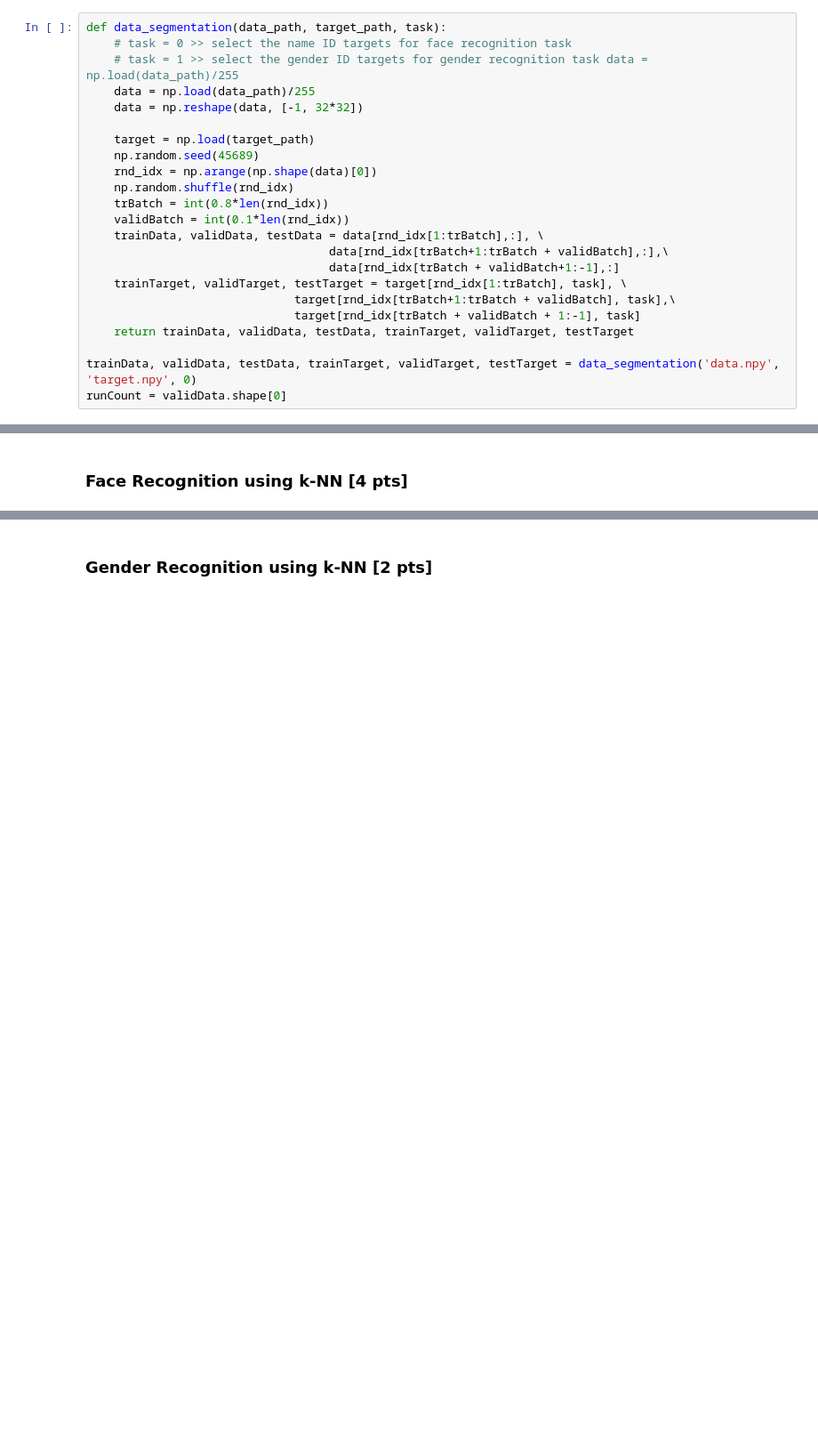
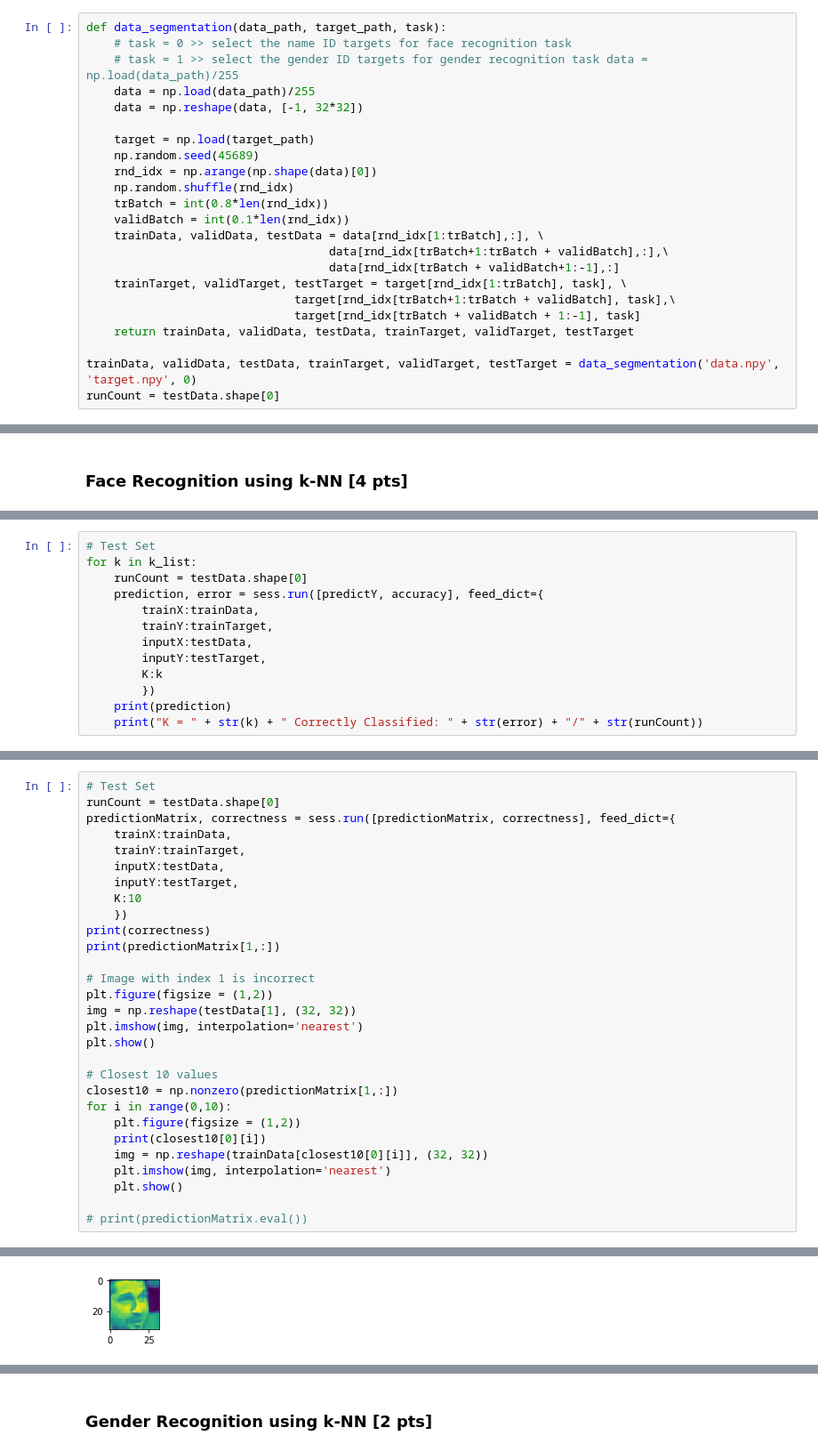
Before and after one commit to Vuwij/ECE521, a Jupyter notebook: Assignment 1/A1.ipynb, the cells around one changed output, grey strips where cells are left out. Shown: that part at 89% size. Saved outputs shown, nothing was run; the diff lists cells and outputs as text; blank space fills up the shorter version.

Commit message:
10 images

```diff
--- a/Assignment 1/A1.ipynb
+++ b/Assignment 1/A1.ipynb
@@ -242,7 +240,7 @@ def data_segmentation(data_path, target_path, task):
     return trainData, validData, testData, trainTarget, validTarget, testTarget
 
 trainData, validData, testData, trainTarget, validTarget, testTarget = data_segmentation('data.npy', 'target.npy', 0)
-runCount = validData.shape[0]
+runCount = testData.shape[0]
 # %% [markdown]
 ### Predicting Class Label [4 pts]
 # %%
@@ -312,0 +321,13 @@ Correctly Classified: 61/92
+# %%
+# Test Set
+for k in k_list:
+    runCount = testData.shape[0]
+    prediction, error = sess.run([predictY, accuracy], feed_dict={
+        trainX:trainData,
+        trainY:trainTarget,
+        inputX:testData,
+        inputY:testTarget,
+        K:k
+        })
+    print(prediction)
+    print("K = " + str(k) + " Correctly Classified: " + str(error) + "/" + str(runCount))
@@ -312,0 +352,30 @@ Correctly Classified: 61/92
+# %%
+# Test Set
+runCount = testData.shape[0]
+predictionMatrix, correctness = sess.run([predictionMatrix, correctness], feed_dict={
+    trainX:trainData,
+    trainY:trainTarget,
+    inputX:testData,
+    inputY:testTarget,
+    K:10
+    })
+print(correctness)
+print(predictionMatrix[1,:])
+
+# Image with index 1 is incorrect
+plt.figure(figsize = (1,2))
+img = np.reshape(testData[1], (32, 32))
+plt.imshow(img, interpolation='nearest')
+plt.show()
+
+# Closest 10 values
+closest10 = np.nonzero(predictionMatrix[1,:])
+for i in range(0,10):
+    plt.figure(figsize = (1,2))
+    print(closest10[0][i])
+    img = np.reshape(trainData[closest10[0][i]], (32, 32))
+    plt.imshow(img, interpolation='nearest')
+    plt.show()
+
+# print(predictionMatrix.eval())
+# %% [output]
@@ -312,0 +399 @@ Correctly Classified: 61/92
+[figure, added]
```
Also changed, not shown: parts of 6 cells of this notebook, 16 other files.
